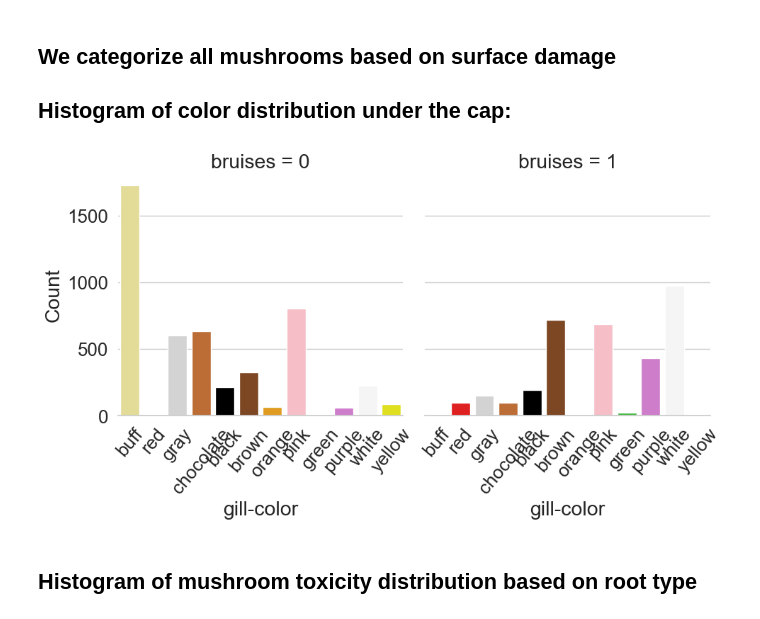
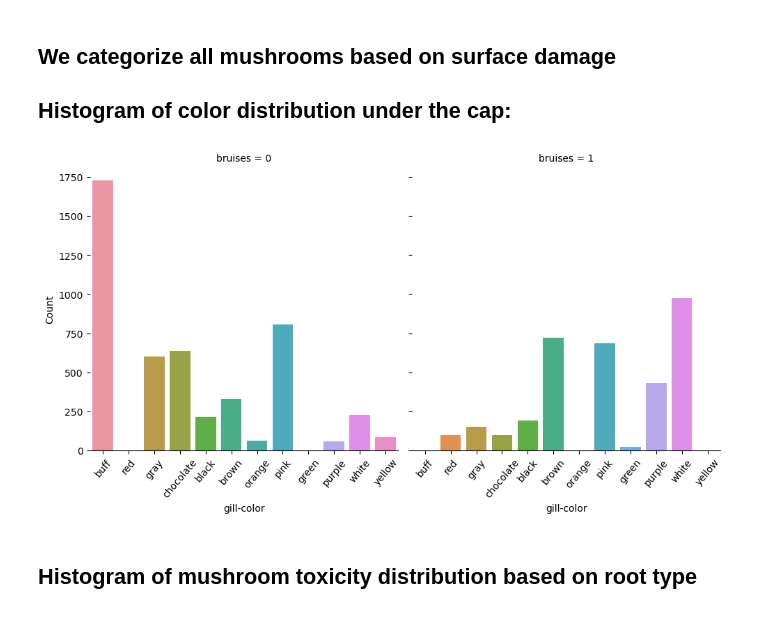
Before and after one commit to nico1008/Mushrooms, a Jupyter notebook: Mushroom.ipynb, the cells around one changed output. Drawn from its saved outputs; the diff is of its cells as text; code cells hidden in the pictures.

```diff
--- a/Mushroom.ipynb
+++ b/Mushroom.ipynb
@@ -141,14 +136,14 @@ Passing `palette` without assigning `hue` is deprecated and will be removed in v
 ## We categorize all mushrooms based on surface damage
 ## Histogram of color distribution under the cap:
 # %%
-gills = sns.catplot(x="gill-color", hue="gill-color", col="bruises", data=mush, height=5, kind="count", palette=gillcolor, legend=False)
+gills = sns.catplot(x="gill-color", col="bruises", data=mush, height=5, kind="count", legend=False)
 gills.despine(left=True)
 
-gills.set( xticks=range(0,12),xticklabels=gillname)
+gills.set( xticks=range(0,12), xticklabels=gillname)
 gills.set_xticklabels(rotation=50)
 gills = gills.set_ylabels("Count")
 # %% [output]
-[figure, old version]
+[figure, new version]
 # %% [markdown]
 ## Histogram of mushroom toxicity distribution based on root type
 # %%
```
Also changed, not shown: parts of 40 cells of this notebook.
